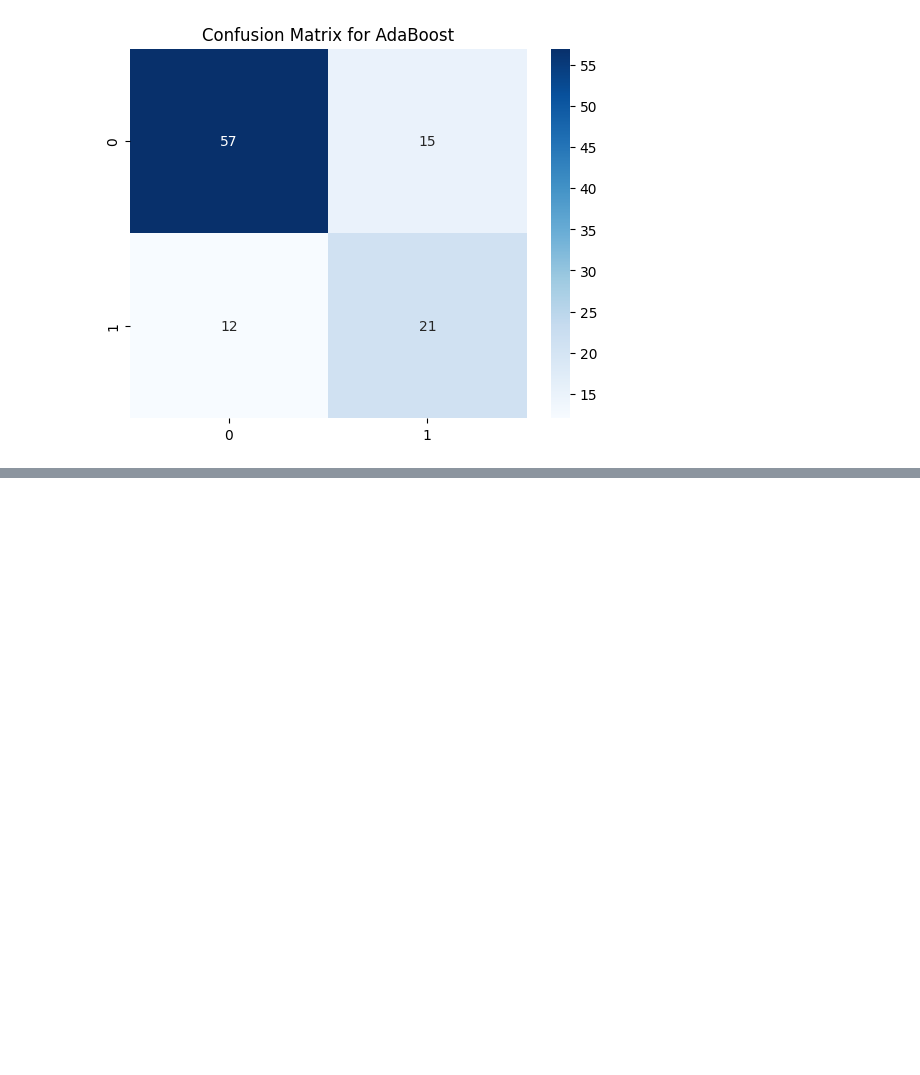
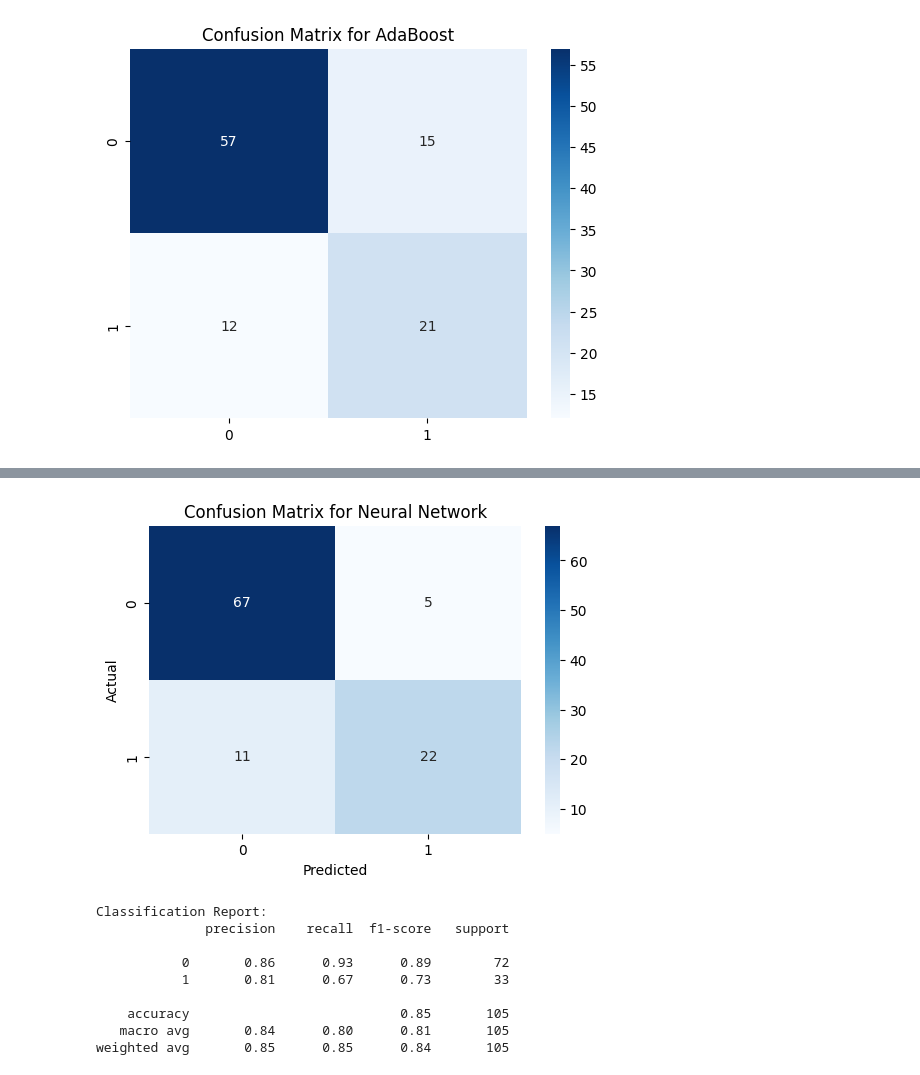
Before and after one commit to Thanveerahamed-14/mlproject, a Jupyter notebook: mlproject.ipynb, the cells around one changed output, grey strips where cells are left out. Cells and saved outputs as stored; diff of their text form; code cells hidden in the pictures; blank space fills up the shorter version.

```diff
--- a/mlproject.ipynb
+++ b/mlproject.ipynb
@@ -475,0 +501,24 @@ Neural Network Accuracy: 0.7119
+# %%
+from sklearn.metrics import confusion_matrix, classification_report
+import seaborn as sns
+import matplotlib.pyplot as plt
+
+# Assuming y_test is the true labels and y_pred is the predicted labels from the neural network
+y_pred = nn_model.predict(X_test)
+y_pred_classes = (y_pred > 0.5).astype("int32")  # Convert probabilities to binary classes (threshold 0.5)
+
+# Generate the confusion matrix
+cm = confusion_matrix(y_test, y_pred_classes)
+
+# Plot the confusion matrix
+plt.figure(figsize=(6, 4))
+sns.heatmap(cm, annot=True, fmt='d', cmap='Blues')
+plt.title("Confusion Matrix for Neural Network")
+plt.xlabel('Predicted')
+plt.ylabel('Actual')
+plt.show()
+
+# Generate the classification report
+print("Classification Report:")
+print(classification_report(y_test, y_pred_classes))
+# %% [output]
@@ -475,0 +526,10 @@ Neural Network Accuracy: 0.7119
+[figure, added]
+Classification Report:
+              precision    recall  f1-score   support
+
+           0       0.86      0.93      0.89        72
+           1       0.81      0.67      0.73        33
+
+    accuracy                           0.85       105
+   macro avg       0.84      0.80      0.81       105
+weighted avg       0.85      0.85      0.84       105
```
Also changed, not shown: parts of 20 cells of this notebook.
